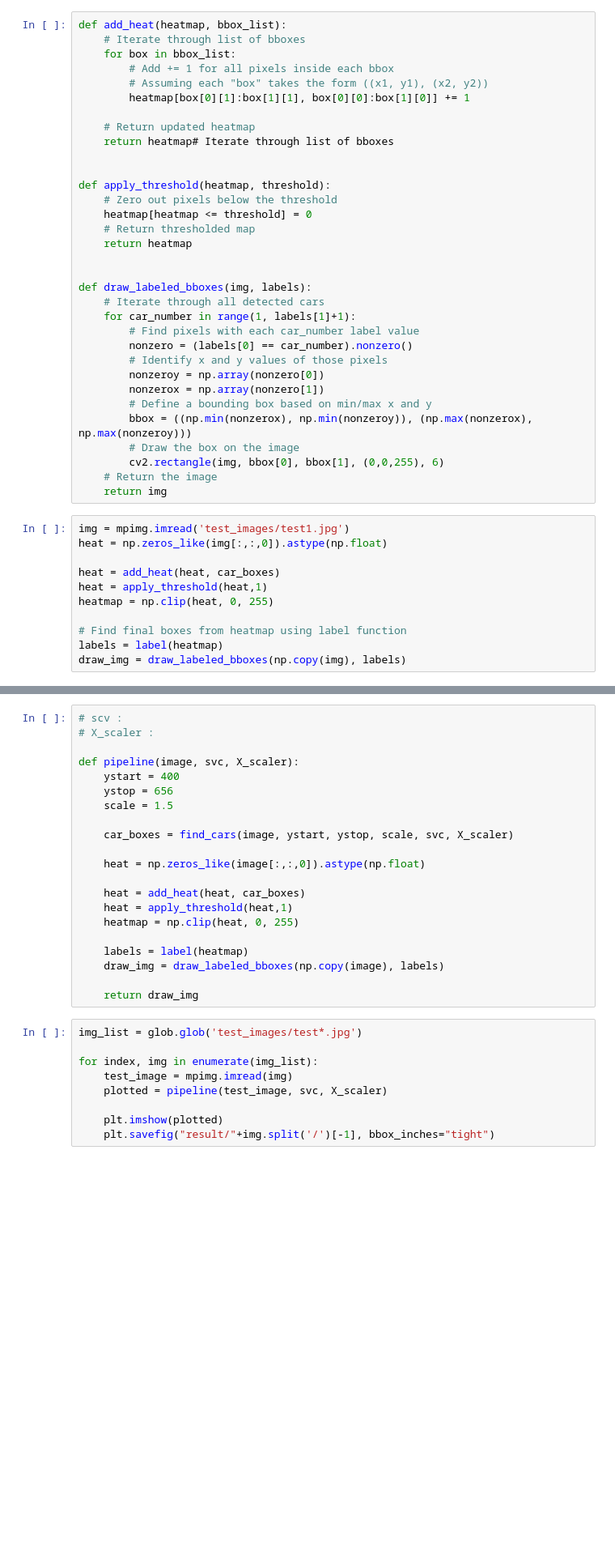
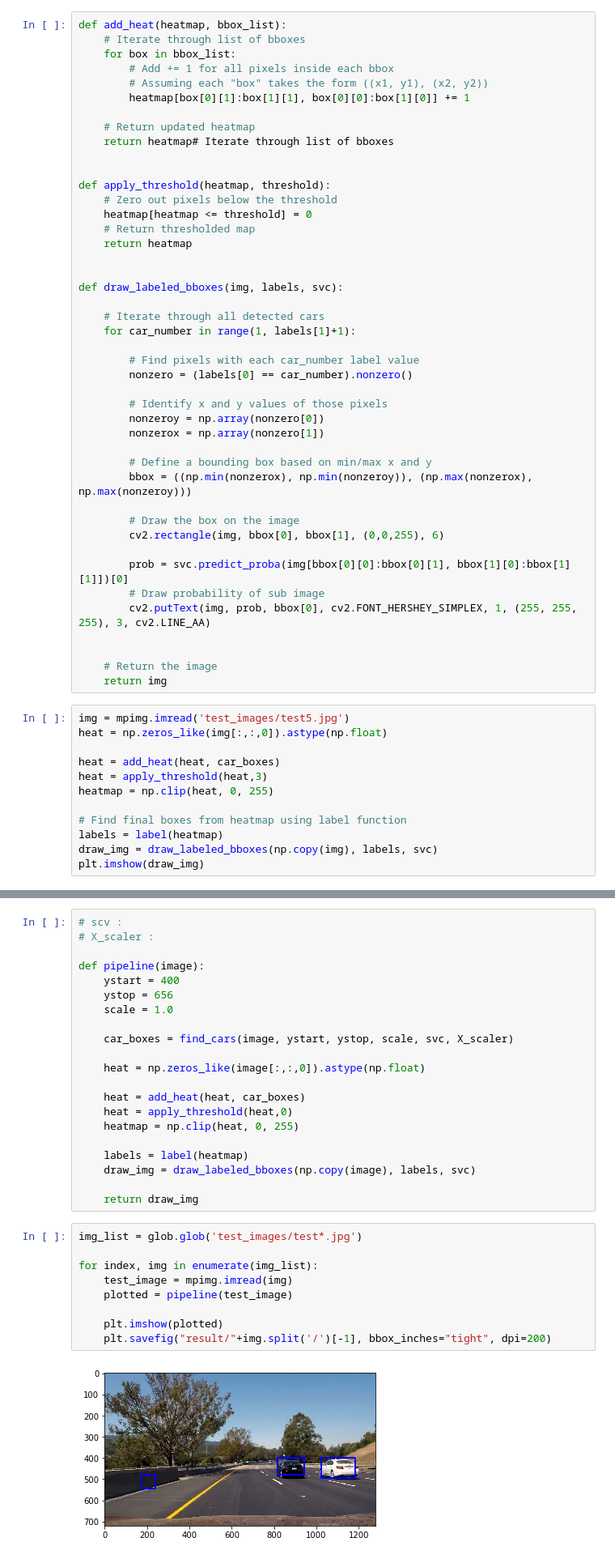
Before and after one commit to taikione/CarND-Vehicle-Detection, a Jupyter notebook: VehicleDetection.ipynb, the cells around one changed output, grey strips where cells are left out. Shown: that part at 81% size. Saved outputs shown, nothing was run; the diff lists cells and outputs as text; blank space fills up the shorter version.

```diff
--- a/VehicleDetection.ipynb
+++ b/VehicleDetection.ipynb
@@ -281,28 +468,40 @@ def apply_threshold(heatmap, threshold):
     return heatmap
 
 
-def draw_labeled_bboxes(img, labels):
+def draw_labeled_bboxes(img, labels, svc):
+
     # Iterate through all detected cars
     for car_number in range(1, labels[1]+1):
+
         # Find pixels with each car_number label value
         nonzero = (labels[0] == car_number).nonzero()
+
         # Identify x and y values of those pixels
         nonzeroy = np.array(nonzero[0])
         nonzerox = np.array(nonzero[1])
+
         # Define a bounding box based on min/max x and y
         bbox = ((np.min(nonzerox), np.min(nonzeroy)), (np.max(nonzerox), np.max(nonzeroy)))
+
         # Draw the box on the image
         cv2.rectangle(img, bbox[0], bbox[1], (0,0,255), 6)
+
+        prob = svc.predict_proba(img[bbox[0][0]:bbox[0][1], bbox[1][0]:bbox[1][1]])[0]
+        # Draw probability of sub image
+        cv2.putText(img, prob, bbox[0], cv2.FONT_HERSHEY_SIMPLEX, 1, (255, 255, 255), 3, cv2.LINE_AA)
+
+
     # Return the image
     return img
 # %%
-img = mpimg.imread('test_images/test1.jpg')
+img = mpimg.imread('test_images/test5.jpg')
 heat = np.zeros_like(img[:,:,0]).astype(np.float)
 
 heat = add_heat(heat, car_boxes)
-heat = apply_threshold(heat,1)
+heat = apply_threshold(heat,3)
 heatmap = np.clip(heat, 0, 255)
 
 # Find final boxes from heatmap using label function
 labels = label(heatmap)
-draw_img = draw_labeled_bboxes(np.copy(img), labels)
+draw_img = draw_labeled_bboxes(np.copy(img), labels, svc)
+plt.imshow(draw_img)
@@ -312,29 +509,31 @@ plt.imshow(draw_img)
 # scv :
 # X_scaler :
 
-def pipeline(image, svc, X_scaler):
+def pipeline(image):
     ystart = 400
     ystop = 656
-    scale = 1.5
+    scale = 1.0
 
     car_boxes = find_cars(image, ystart, ystop, scale, svc, X_scaler)
 
     heat = np.zeros_like(image[:,:,0]).astype(np.float)
 
     heat = add_heat(heat, car_boxes)
-    heat = apply_threshold(heat,1)
+    heat = apply_threshold(heat,0)
     heatmap = np.clip(heat, 0, 255)
 
     labels = label(heatmap)
-    draw_img = draw_labeled_bboxes(np.copy(image), labels)
+    draw_img = draw_labeled_bboxes(np.copy(image), labels, svc)
 
     return draw_img
 # %%
 img_list = glob.glob('test_images/test*.jpg')
 
 for index, img in enumerate(img_list):
     test_image = mpimg.imread(img)
-    plotted = pipeline(test_image, svc, X_scaler)
+    plotted = pipeline(test_image)
 
     plt.imshow(plotted)
-    plt.savefig("result/"+img.split('/')[-1], bbox_inches="tight")
+    plt.savefig("result/"+img.split('/')[-1], bbox_inches="tight", dpi=200)
+# %% [output]
+[figure, added]
```
Also changed, not shown: parts of 19 cells of this notebook, 7 other files.
